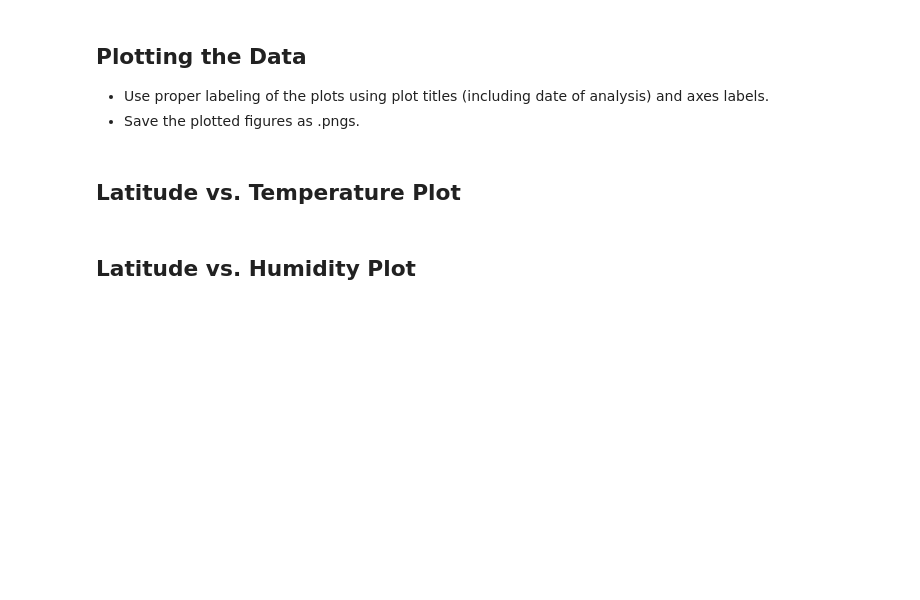
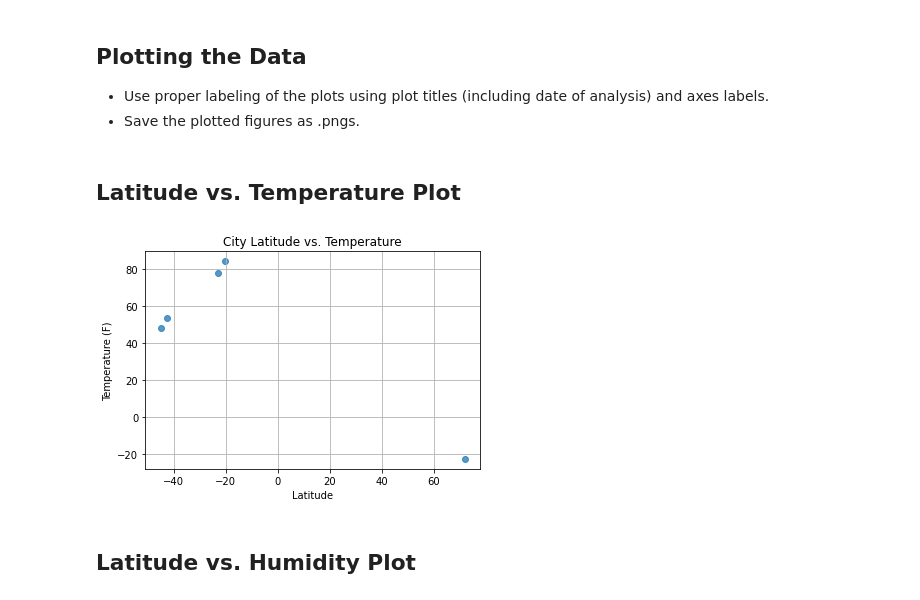
Before and after one commit to tonju27/python-api-challenge, a Jupyter notebook: WeatherPy/WeatherPy.ipynb, the cells around one changed output. Saved outputs shown, nothing was run; the diff lists cells and outputs as text; code cells hidden in the pictures; blank space fills up the shorter version.

```diff
--- a/WeatherPy/WeatherPy.ipynb
+++ b/WeatherPy/WeatherPy.ipynb
@@ -86,3 +104,18 @@ http://api.openweathermap.org/data/2.5/weather?units=Imperial&APPID=711342c89d66
 ### Convert Raw Data to DataFrame
 * Export the city data into a .csv.
 * Display the DataFrame
+# %%
+# Export the city data into a .csv
+
+# create a data frame from cities, lat, and temp
+weather_data = {
+    "city": city,
+    "lat": lat,
+    "temp": temp,
+    "humd": humd,
+    "wind": wind,
+    "cloud": cloud
+}
+weather_data = pd.DataFrame(weather_data)
+weather_data.to_csv("Weather_Data.csv", index=False)
+weather_data.head()
@@ -101,5 +155,22 @@ Skip this step if there are no cities that have humidity > 100%.
 * Save the plotted figures as .pngs.
 # %% [markdown]
 ## Latitude vs. Temperature Plot
+# %%
+# scatter plot
+plt.scatter(weather_data["lat"],weather_data["temp"], marker="o", alpha = 0.75)
+
+# labels and ttile
+plt.title("City Latitude vs. Temperature")
+plt.xlabel("Latitude")
+plt.ylabel("Temperature (F)")
+plt.grid(True)
+
+# Save the figure
+plt.savefig("latandtemp.png")
+
+# Show plot
+plt.show()
+# %% [output]
+[figure, added]
 # %% [markdown]
 ## Latitude vs. Humidity Plot
```
Also changed, not shown: parts of 11 cells of this notebook, 6 other files.
